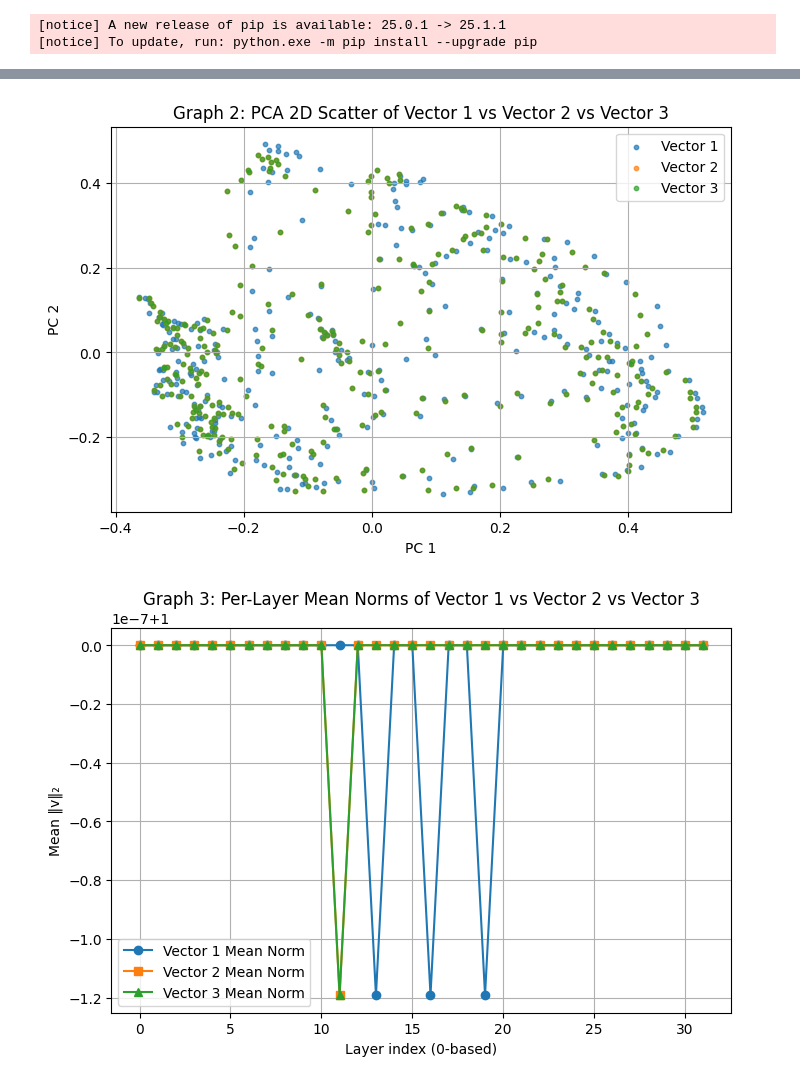
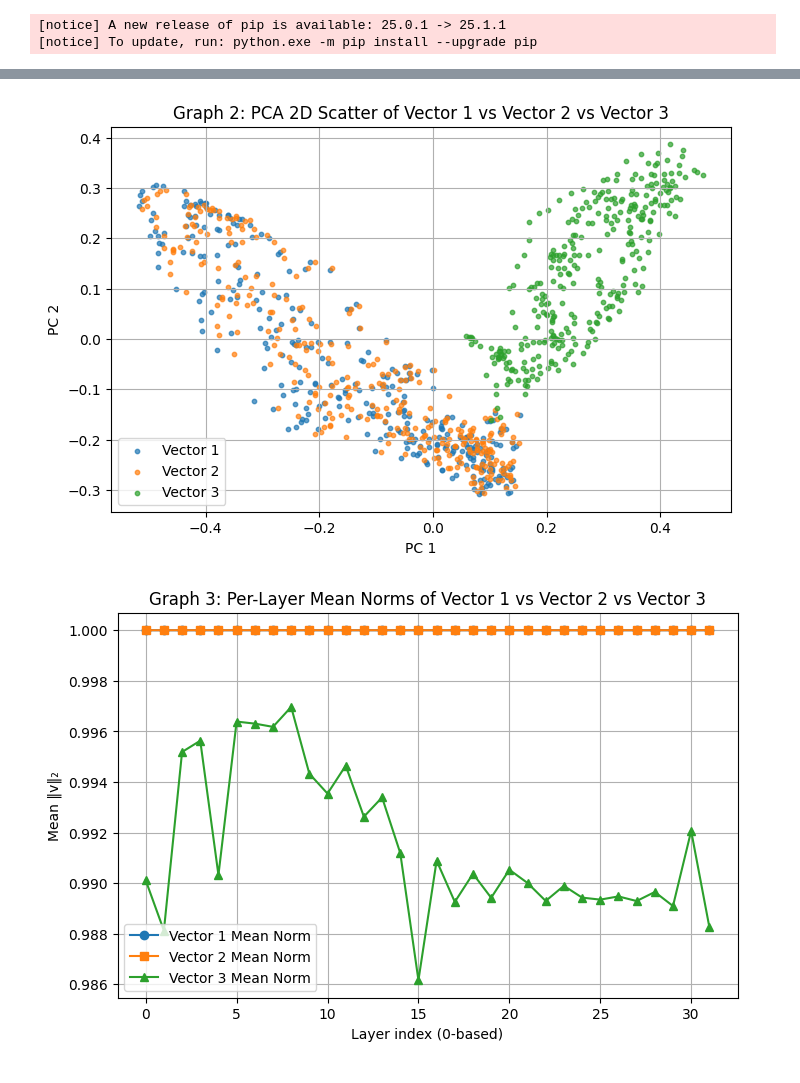
Before and after one commit to s1monFu/Hackathon, a Jupyter notebook: steering_vector_creation/adhoc_analysis_on_created_vector.ipynb, the cells around one changed output, grey strips where cells are left out. Saved outputs shown, nothing was run; the diff lists cells and outputs as text; code cells hidden in the pictures.

Commit message:
Fixed graphing issue with adhoc analysis

```diff
--- a/steering_vector_creation/adhoc_analysis_on_created_vector.ipynb
+++ b/steering_vector_creation/adhoc_analysis_on_created_vector.ipynb
@@ -9,10 +9,10 @@ from sklearn.decomposition import PCA
 with open('created_vector/steering_vector_final.pkl', 'rb') as f:
     new_vector = pickle.load(f)   # dict[layer → [Tensor × K offsets]]
 
-with open('test_vectors\selfpreference_from_hackathon_submission_unnorm.pkl', 'rb') as f:
+with open('test_vectors/selfpreference_from_hackathon_submission_unnorm.pkl', 'rb') as f:
     hackathon_submission_unnorm = pickle.load(f)   # dict[layer → [Tensor × K offsets]]
 
-with open('test_vectors\selfpreference_from_hackathon_submission_unnorm.pkl', 'rb') as f:
+with open('test_vectors/selfpreference_from_christopher_ackerman.pkl', 'rb') as f:
     self_rec_christ_llama_3 = pickle.load(f)   # dict[layer → [Tensor × K offsets]]
 
 # ─── CONVERT TO NUMPY ARRAYS ───────────────────────────────────────────────────────
@@ -100,2 +100,2 @@ plt.show()
-[figure, old version]
+[figure, new version]
-[figure, old version]
+[figure, new version]
```
Also changed, not shown: parts of 1 cell of this notebook.
